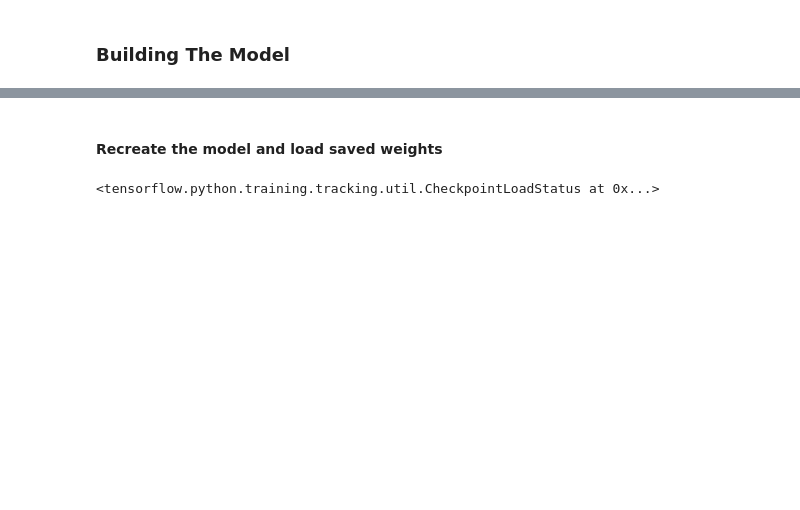
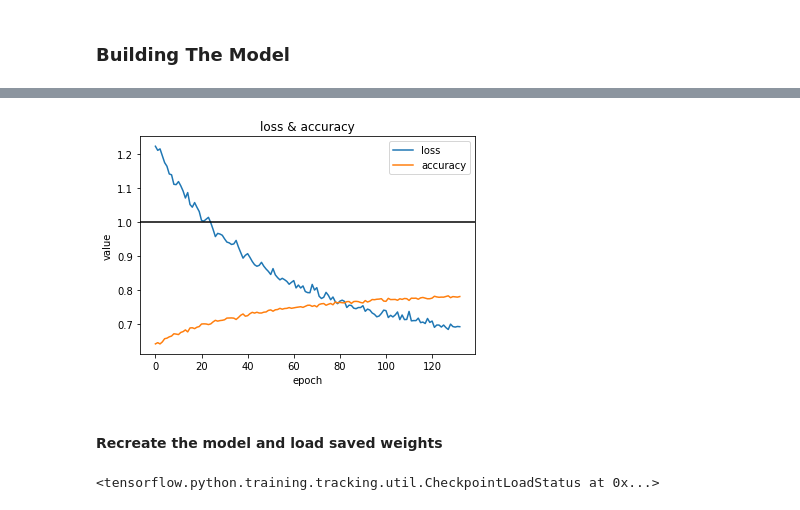
Before and after one commit to czengnn/lana-del-rey-lyrics-generator, a Jupyter notebook: LDR_by_word.ipynb, the cells around one changed output, grey strips where cells are left out. Saved outputs shown, nothing was run; the diff lists cells and outputs as text; code cells hidden in the pictures; blank space fills up the shorter version.

```diff
--- a/LDR_by_word.ipynb
+++ b/LDR_by_word.ipynb
@@ -82,6 +73,6 @@ corpus[:10]
 # %%
 tokenizer = Tokenizer()
-tokenizer.fit_on_texts(set(corpus))
+tokenizer.fit_on_texts(corpus)
 total_words = len(tokenizer.word_index) + 1
 print(total_words)
 # %% [output]
@@ -109,8 +88,7 @@ input_sequences[20:30]
 # %%
 # pad sequences
 max_sequence_len = max([len(x) for x in input_sequences])
-input_sequences = np.array(pad_sequences(input_sequences,
-                                         maxlen = max_sequence_len, padding='pre'))
+input_sequences = np.array(pad_sequences(input_sequences, maxlen = max_sequence_len, padding='pre'))
 # %%
 input_sequences[:2]
 # %% [output]
@@ -123,24 +104,30 @@ predictors, label = input_sequences[:,:-1], input_sequences[:,-1]
 # %% [markdown]
 ### Building The Model
 # %%
+from keras import backend as K
+K.clear_session()
+
 def sparse_cat_loss(y_true,y_pred):
-  return sparse_categorical_crossentropy(y_true, y_pred, from_logits=True)
+    return sparse_categorical_crossentropy(y_true, y_pred, from_logits=False)
 
 vocab_size = total_words
 embed_dim = 50
 def create_model(vocab_size, embed_dim):
     model = Sequential()
     model.add(Embedding(vocab_size, embed_dim, input_length=max_sequence_len-1))
+
     # Add an LSTM Layer
-    model.add(Bidirectional(LSTM(150, return_sequences=True)))
+    model.add(Bidirectional(LSTM(512, return_sequences=True)))
     # A dropout layer for regularisation
-    model.add(Dropout(0.2))
+    model.add(Dropout(0.1))
     # Add another LSTM Layer
-    model.add(LSTM(100,return_sequences=False))
+    model.add(LSTM(256,return_sequences=True))
+    model.add(Dropout(0.1))
+    model.add(LSTM(128,return_sequences=False))
     model.add(Dense(vocab_size//2, activation='relu'))
     # In the last layer, the shape should be equal to the total number of words present in our corpus
     model.add(Dense(vocab_size, activation='softmax'))
-    model.compile(loss=sparse_cat_loss, optimizer='adam', metrics='accuracy')  #(# Pick a loss function and an optimizer)
+    model.compile(loss=sparse_cat_loss, optimizer='adam', metrics='accuracy')
     return model
 
 model = create_model(vocab_size, embed_dim)
@@ -165,9 +152,9 @@ _________________________________________________________________
 None
 # %%
 early_stopping = tf.keras.callbacks.EarlyStopping(monitor='loss', patience=5)
-epochs = 100
-history = model.fit(predictors, label, epochs=epochs, verbose=1, callbacks=[early_stopping])
+
+history = model.fit(predictors, label, epochs=200, verbose=1, callbacks=[early_stopping])
 
 # Save the weights
-model.save_weights('models/ldr_by_word/ldr_by_word')
+model.save_weights('/content/drive/MyDrive/data/models/ldr_by_word/ldr_by_word')
 # %% [output]
@@ -178,12 +183,15 @@ print(history.history.keys())
 # %%
 # summarize history for accuracy
 plt.plot(history.history['loss'], label='loss')
 plt.plot(history.history['accuracy'], label='accuracy')
+plt.axhline(y=1, color='k')
 plt.title('loss & accuracy')
 plt.ylabel('value')
 plt.xlabel('epoch')
 plt.legend()
 plt.show()
+# %% [output]
+[figure, added]
 # %% [markdown]
 #### Recreate the model and load saved weights
 # %%
```
Also changed, not shown: parts of 19 cells of this notebook.
